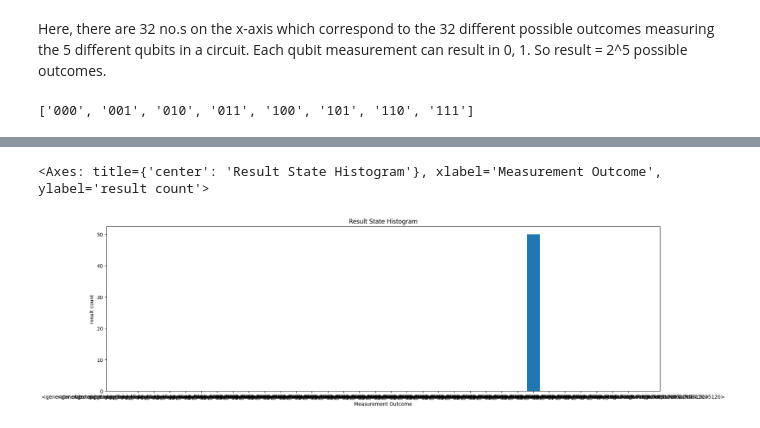
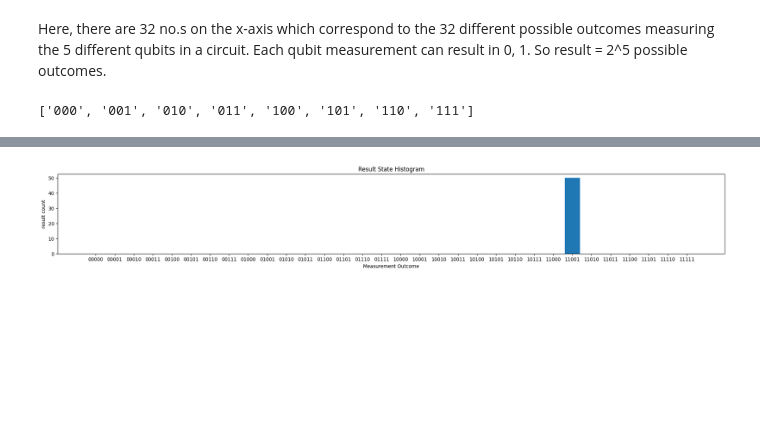
Before and after one commit to BarnaliBhowmik/NeuroQuanta, a Jupyter notebook: Quantum_Programming_with_Cirq.ipynb, the cells around one changed output, grey strips where cells are left out. Cells and saved outputs as stored; diff of their text form; code cells hidden in the pictures; blank space fills up the shorter version.

```diff
--- a/Quantum_Programming_with_Cirq.ipynb
+++ b/Quantum_Programming_with_Cirq.ipynb
@@ -708,0 +709,15 @@ cirq.plot_state_histogram(result, tick_label = get_binary_list, xlabel = 'Measur
+# %%
+def get_binary_list(num_qubits):
+    return [format(i, f'0{num_qubits}b') for i in range(2 ** num_qubits)]
+
+import matplotlib.pyplot as plt
+# Example: for 3 qubits
+num_qubits_measured = 5 # The circuit measures 5 qubits
+# result is your Cirq result object from measurement
+cirq.plot_state_histogram(
+    result,
+    plt.subplot(),
+    tick_label=get_binary_list(num_qubits_measured), # Generate labels for 5 qubits
+    xlabel='Measurement Outcome'
+)
+plt.show()
@@ -709,11 +726,9 @@ cirq.plot_state_histogram(result, tick_label = get_binary_list, xlabel = 'Measur
 # %%
-# To make histogram more readable we use matplotlib
-
 import matplotlib.pyplot as plt
 
-myfig, myaxis = plt.subplots(nrows=1, ncols=1, figsize=(20, 6)) # Increased figure size for better readability
+myfig, myaxis = plt.subplots(nrows=1, ncols=1, figsize=(25,3))
 
-cirq.plot_state_histogram(result, tick_label=get_binary_list(5), xlabel='Measurement Outcome', ax=myaxis) # Changed to 5 digits for binary labels
+cirq.plot_state_histogram(result, tick_label = get_binary_list(5), xlabel = 'Measurement Outcome', ax=myaxis)
+plt.show()
 # %% [output]
-<Axes: title={'center': 'Result State Histogram'}, xlabel='Measurement Outcome', ylabel='result count'>
-[figure, old version]
+[figure, new version]
```
Also changed, not shown: parts of 7 cells of this notebook.
